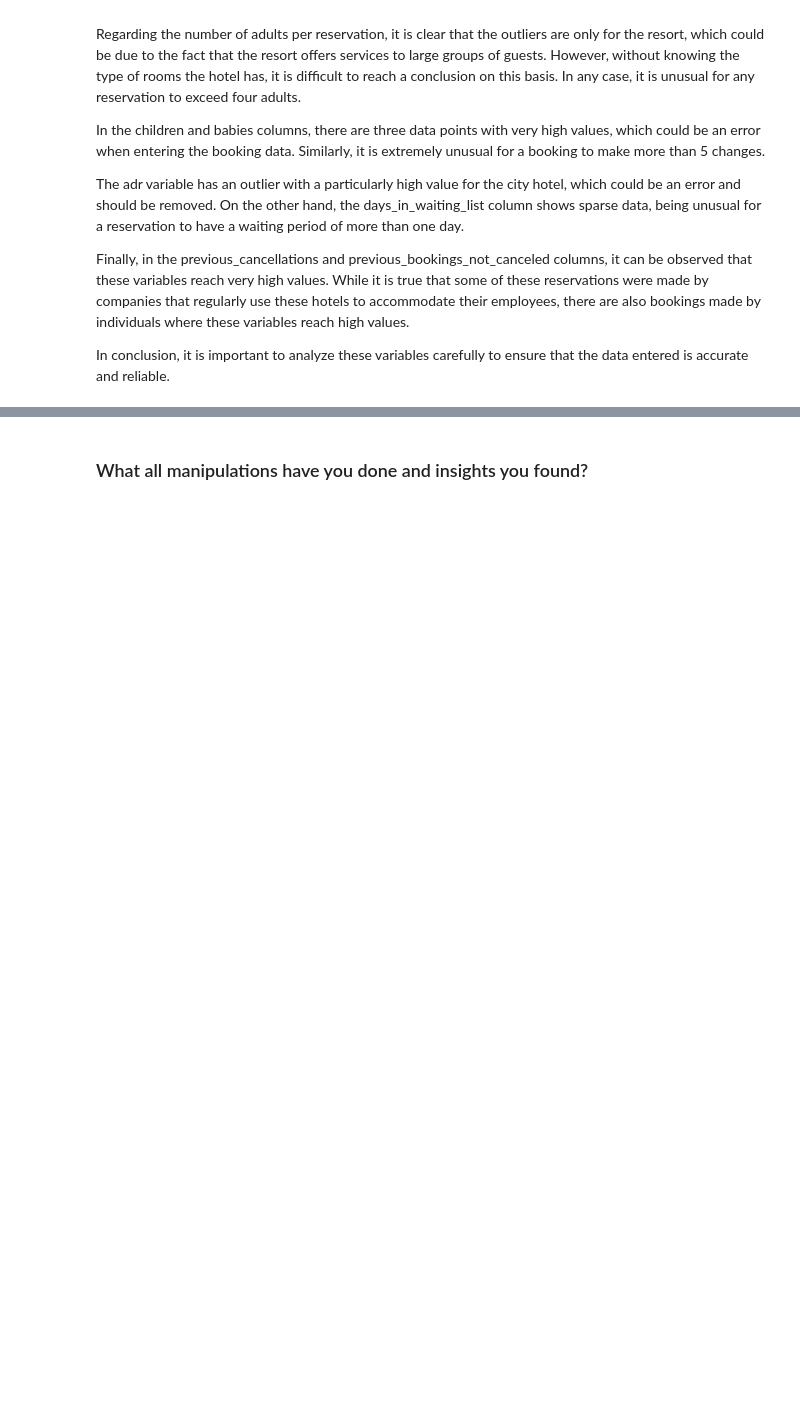
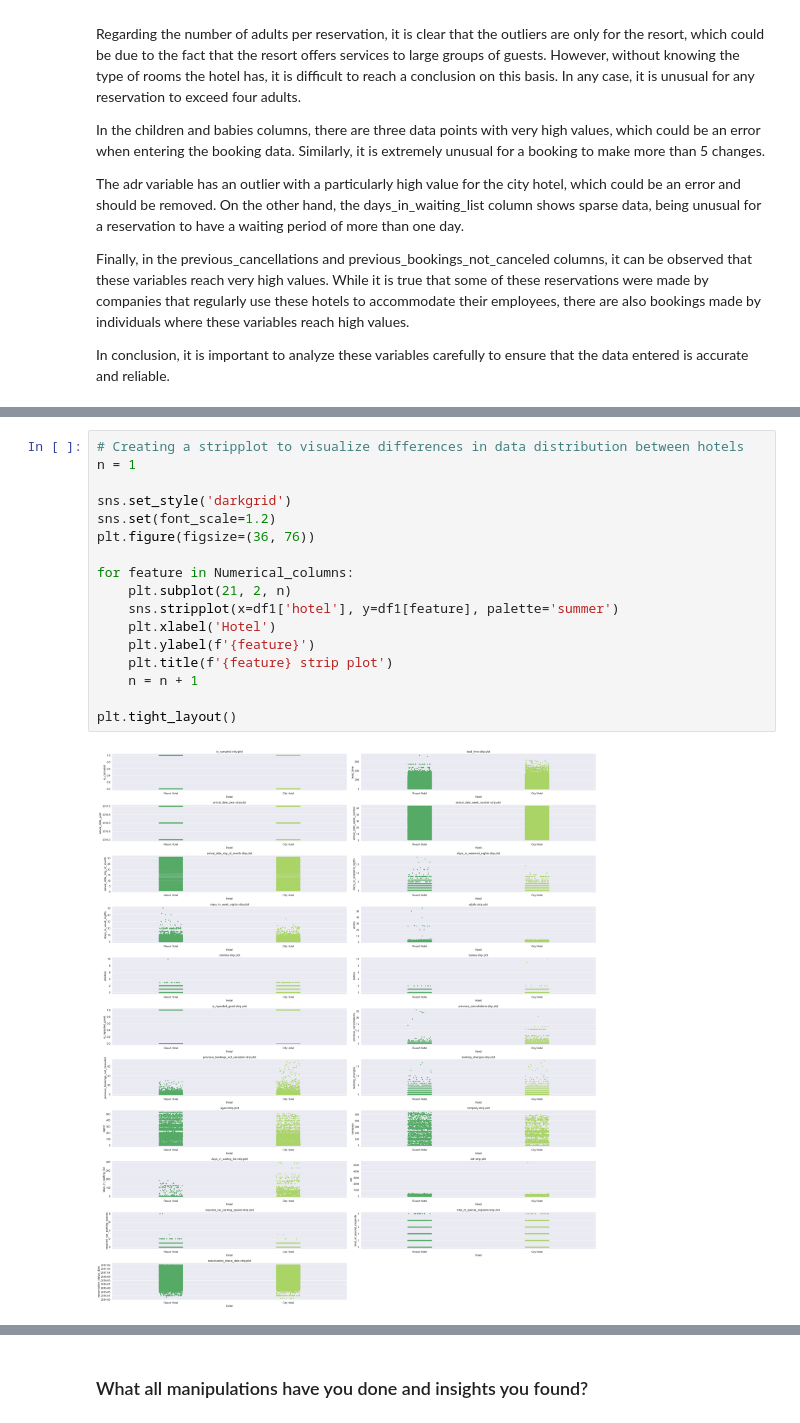
Before and after one commit to RahulSaini789/Hotel_Booking_EDA_project, a Jupyter notebook: Sample EDA Submission Template.ipynb, the cells around one changed output, grey strips where cells are left out. Saved outputs shown, nothing was run; the diff lists cells and outputs as text; blank space fills up the shorter version.

Commit message:
Missing value fill, outliers treatment and data preprossing complated

```diff
--- a/Sample EDA Submission Template.ipynb
+++ b/Sample EDA Submission Template.ipynb
@@ -511,0 +473,19 @@ plt.show()
+# %%
+# Creating a stripplot to visualize differences in data distribution between hotels
+n = 1
+
+sns.set_style('darkgrid')
+sns.set(font_scale=1.2)
+plt.figure(figsize=(36, 76))
+
+for feature in Numerical_columns:
+    plt.subplot(21, 2, n)
+    sns.stripplot(x=df1['hotel'], y=df1[feature], palette='summer')
+    plt.xlabel('Hotel')
+    plt.ylabel(f'{feature}')
+    plt.title(f'{feature} strip plot')
+    n = n + 1
+
+plt.tight_layout()
+# %% [output]
+[figure, added]
```
Also changed, not shown: parts of 24 cells of this notebook.
